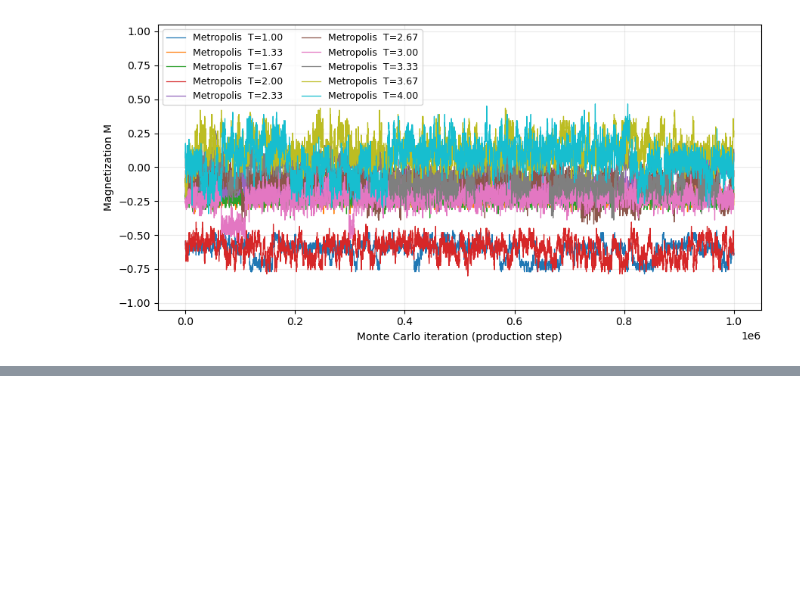
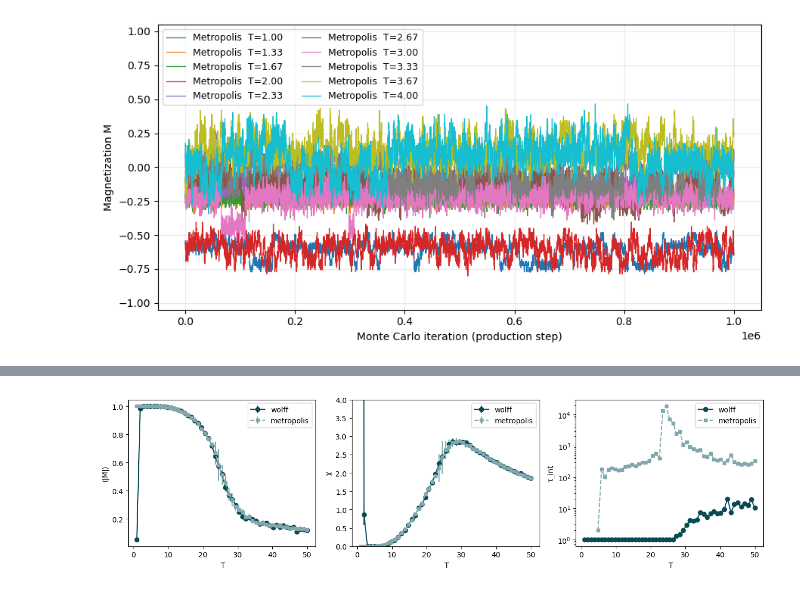
Before and after one commit to condmat-girl/monte-carlo-PtSe2, a Jupyter notebook: test.ipynb, the cells around one changed output, grey strips where cells are left out. Cells and saved outputs as stored; diff of their text form; code cells hidden in the pictures; blank space fills up the shorter version.

```diff
--- a/test.ipynb
+++ b/test.ipynb
@@ -651,0 +728,14 @@ MY_CMAP = ListedColormap(PALETTE, name="custom5")
+# %%
+temperatures = np.linspace(1., 50.0, 51)
+rows, cols = 30, 30
+doping = 0.1
+kf = 0.1
+J0 = -1
+
+# Heavier sampling for Metropolis (critical slowing down)
+warmup_w = 100; steps_w = 1_000
+warmup_m = 10_000; steps_m = 1_00_000
+
+# ---------- run both ----------
+Mw, Mw_err, Chiw, Chiw_err, Tauw = run_one_method("wolff",      temperatures, rows, cols, doping, kf, J0, warmup_w, steps_w)
+Mm, Mm_err, Chim, Chim_err, Taum = run_one_method("metropolis", temperatures, rows, cols, doping, kf, J0, warmup_m, steps_m)
@@ -651,0 +756,38 @@ MY_CMAP = ListedColormap(PALETTE, name="custom5")
+# %%
+
+from matplotlib.colors import ListedColormap
+
+SPIN_CMAP = ListedColormap(["#094B55", "#82a8ae"])
+c_dark, c_light = SPIN_CMAP.colors
+# ---------- plot ----------
+fig, axs = plt.subplots(1, 3, figsize=(13, 3.6))
+
+# ⟨|M|⟩
+axs[0].errorbar(temperatures, Mw, yerr=Mw_err, fmt='o-', ms=6, label='wolff',c=c_dark)
+axs[0].errorbar(temperatures, Mm, yerr=Mm_err, fmt='s--', ms=4, label='metropolis',c=c_light)
+axs[0].set_xlabel(" T")
+axs[0].set_ylabel("⟨|M|⟩")
+axs[0].legend()
+
+# χ
+axs[1].errorbar(temperatures, Chiw, yerr=Chiw_err, fmt='o-', ms=6, label='wolff',c=c_dark)
+axs[1].errorbar(temperatures, Chim, yerr=Chim_err, fmt='s--', ms=4, label='metropolis',c=c_light)
+axs[1].set_xlabel(" T")
+axs[1].set_ylabel("χ")
+axs[1].set_ylim(0,4)
+axs[1].legend()
+
+# τ_int
+axs[2].plot(temperatures, Tauw, 'o-',  ms=6, label='wolff',c=c_dark)
+axs[2].plot(temperatures, Taum, 's--', ms=4, label='metropolis',c=c_light)
+axs[2].set_xlabel(" T")
+axs[2].set_yscale('log')
+axs[2].set_ylabel("τ_int")
+axs[2].legend()
+
+# plt.savefig('ising_test')
+
+plt.tight_layout()
+plt.show()
+# %% [output]
+[figure, added]
```
Also changed, not shown: parts of 40 cells of this notebook, 32 other files.
